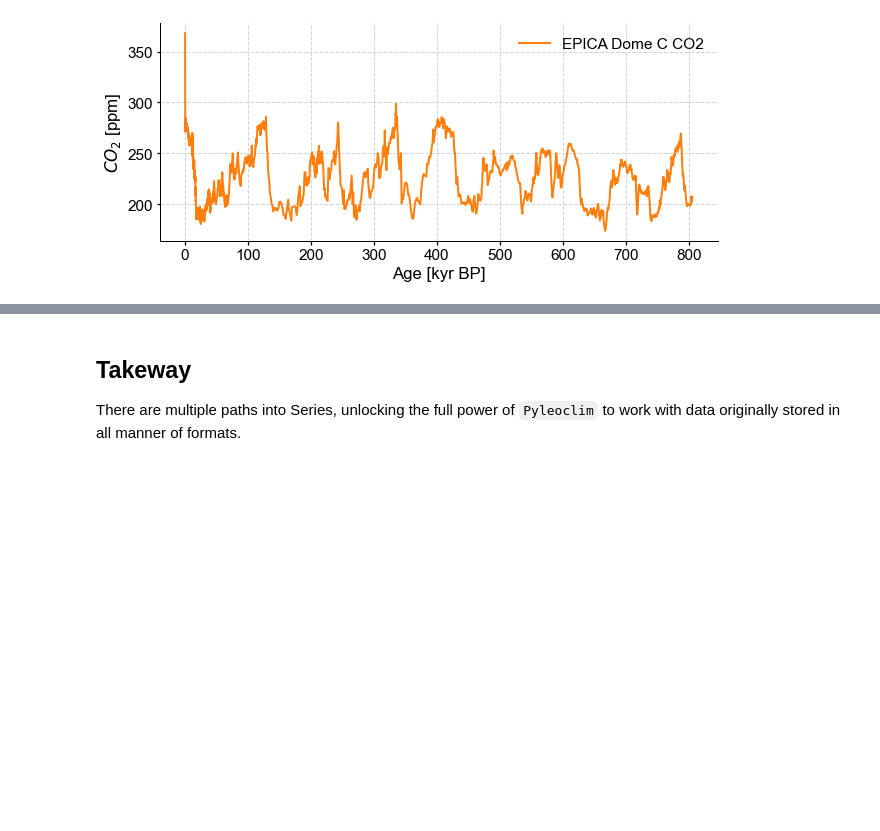
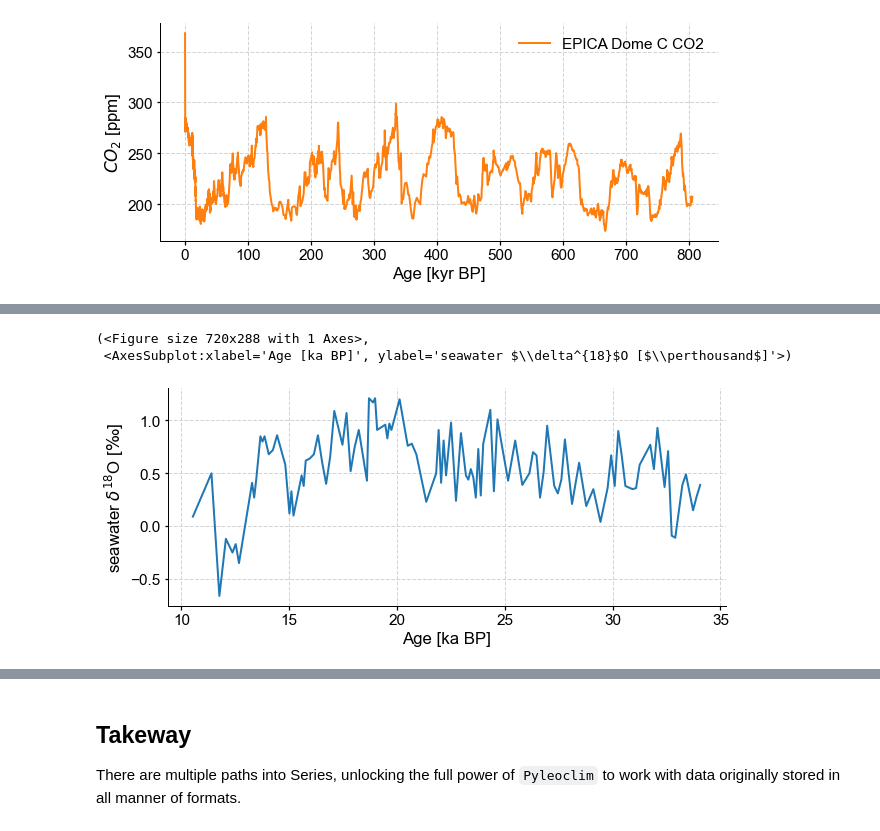
Before and after one commit to LinkedEarth/PyleoTutorials, a Jupyter notebook: notebooks/L0_loading_to_series.ipynb, the cells around one changed output, grey strips where cells are left out. Drawn from its saved outputs; the diff is of its cells as text; code cells hidden in the pictures; blank space fills up the shorter version.

```diff
--- a/notebooks/L0_loading_to_series.ipynb
+++ b/notebooks/L0_loading_to_series.ipynb
@@ -229,0 +293,10 @@ co2ts.plot(color='C1')
+# %%
+S07_d18Osw = pyleo.Series(time=ds.data['Age'], value=ds.data['δ18O H2O'],
+                      time_name='Age', time_unit='ka BP',
+                      value_name='seawater $\delta^{18}$O', value_unit='$\perthousand$')
+# %%
+S07_d18Osw.plot()
+# %% [output]
+(<Figure size 720x288 with 1 Axes>,
+ <AxesSubplot:xlabel='Age [ka BP]', ylabel='seawater $\\delta^{18}$O [$\\perthousand$]'>)
+[figure, added]
```
Also changed, not shown: parts of 17 cells of this notebook, 1 other file.
